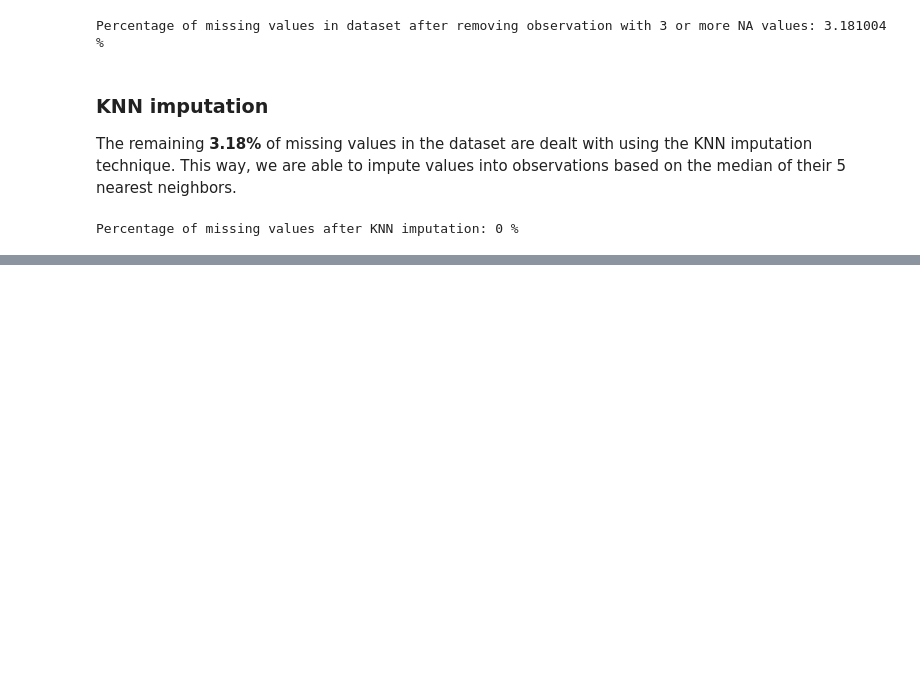
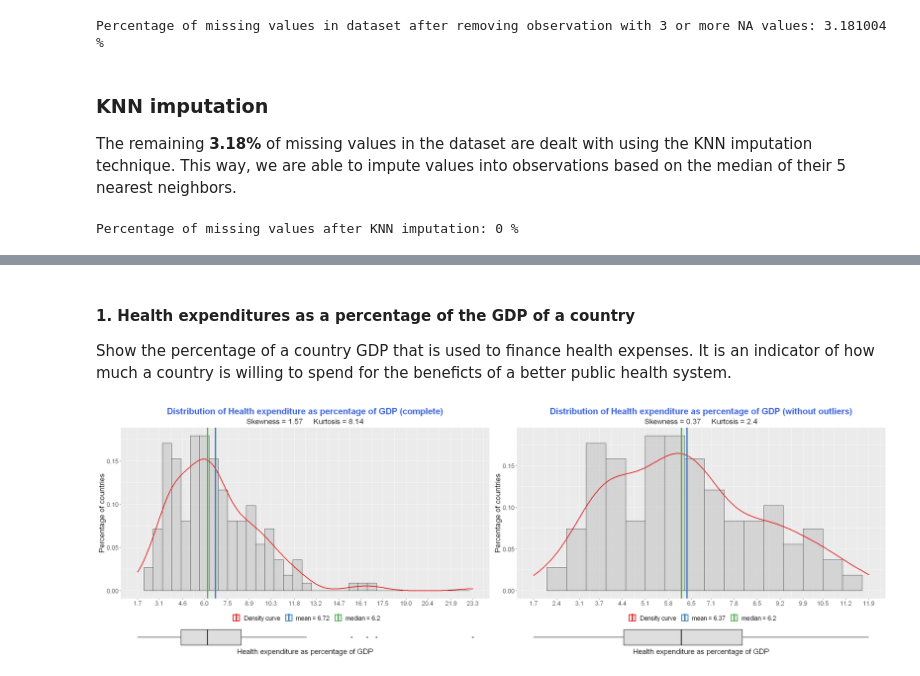
Before and after one commit to BrunoReis18/EAD2, a Jupyter notebook: EDA_Assignment2.ipynb, the cells around one changed output, grey strips where cells are left out. Cells and saved outputs as stored; diff of their text form; code cells hidden in the pictures; blank space fills up the shorter version.

Commit message:
univariate analysis

```diff
--- a/EDA_Assignment2.ipynb
+++ b/EDA_Assignment2.ipynb
@@ -122,0 +192,7 @@ imputed_data %>% ggplot(aes(Health_exp_pct_of_GDP)) +
+# %% [markdown]
+#### 1. Health expenditures as a percentage of the GDP of a country
+Show the percentage of a country GDP that is used to finance health expenses. It is an indicator of how much a country is willing to spend for the beneficts of a better public health system.
+# %%
+plot_univariate_analysis(imputed_data, col = "Health_exp_pct_of_GDP", bin_width = 0.6, var_name = "Health expenditure as percentage of GDP", plot.width = 25, plot.height = 8)
+# %% [output]
+[figure, added]
```
Also changed, not shown: parts of 27 cells of this notebook.
